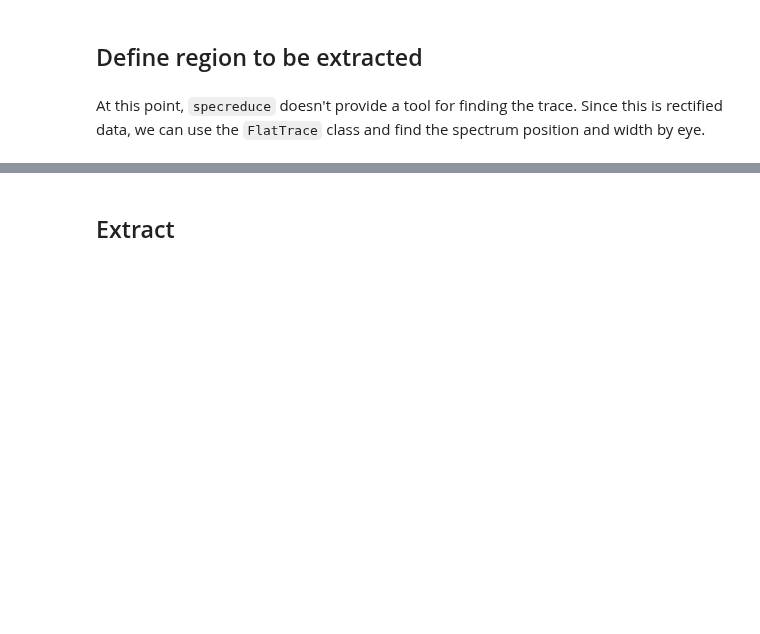
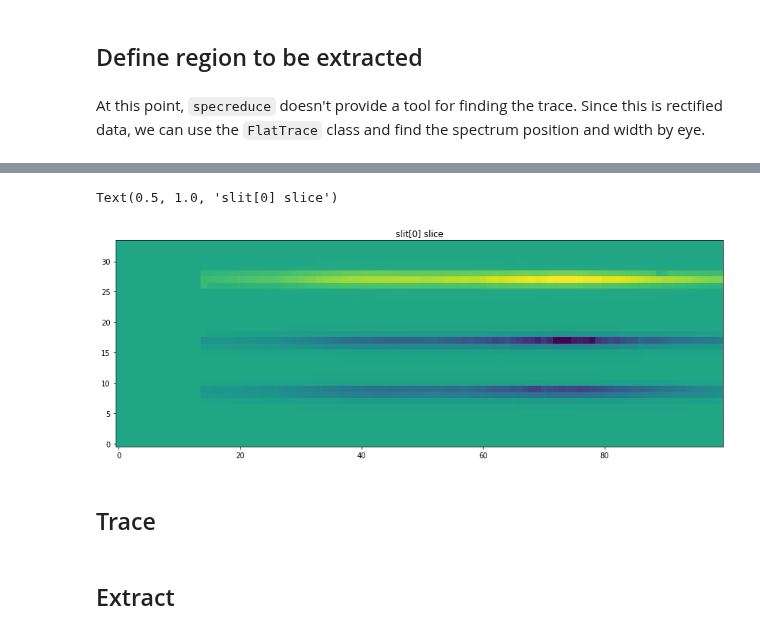
Before and after one commit to astropy/specreduce, a Jupyter notebook: notebook_sandbox/jwst_boxcar/boxcar_extraction.ipynb, the cells around one changed output, grey strips where cells are left out. Saved outputs shown, nothing was run; the diff lists cells and outputs as text; code cells hidden in the pictures; blank space fills up the shorter version.

```diff
--- a/notebook_sandbox/jwst_boxcar/boxcar_extraction.ipynb
+++ b/notebook_sandbox/jwst_boxcar/boxcar_extraction.ipynb
@@ -95,0 +166,9 @@ ax.set_title("Cross-dispersion Cut at Pixel=70")
+# %%
+plt.figure(figsize=(15, 15))
+plt.imshow(bg.sub_image(image)[::,0:100], norm=norm_data, origin="lower")
+plt.title("slit[0] slice")
+# %% [output]
+Text(0.5, 1.0, 'slit[0] slice')
+[figure, added]
+# %% [markdown]
+## Trace
```
Also changed, not shown: parts of 19 cells of this notebook, 3 other files.
